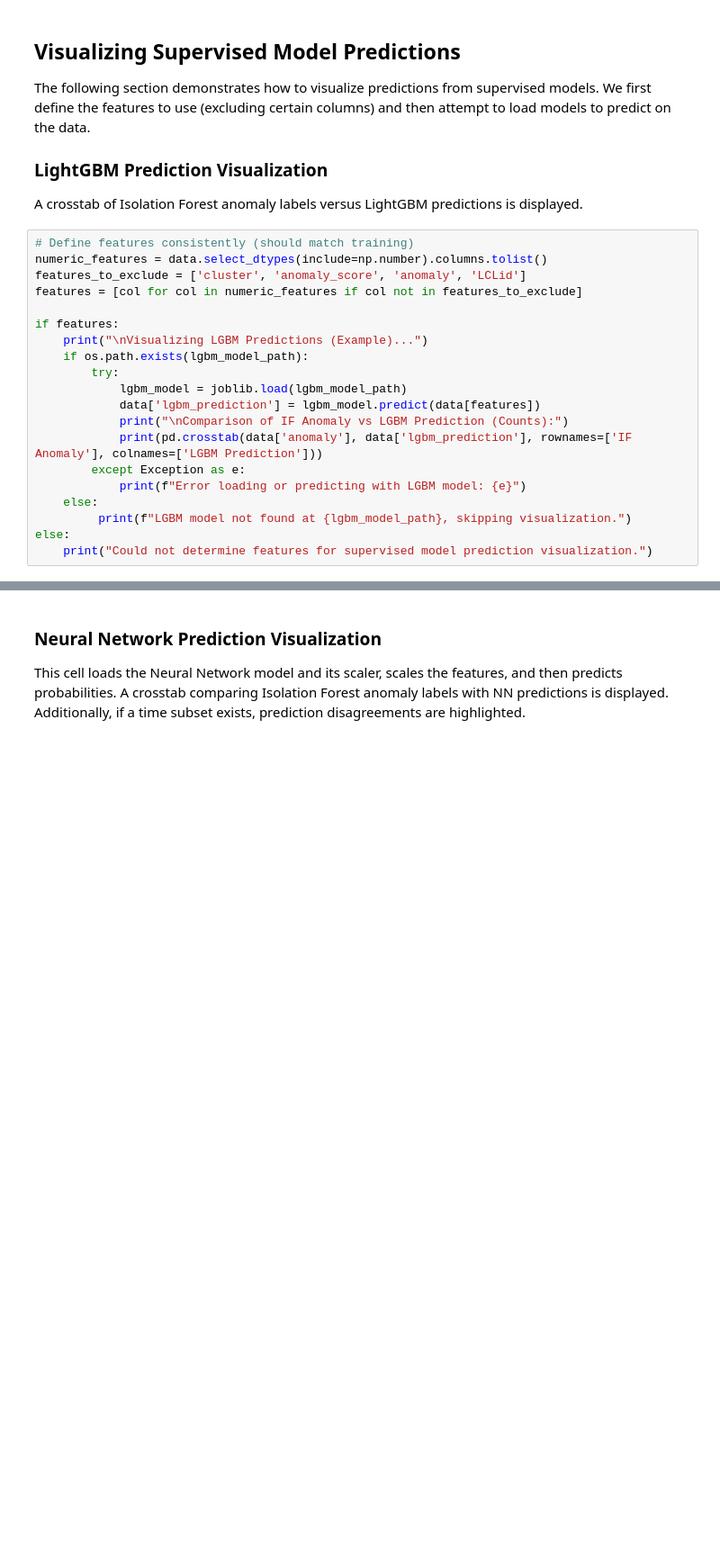
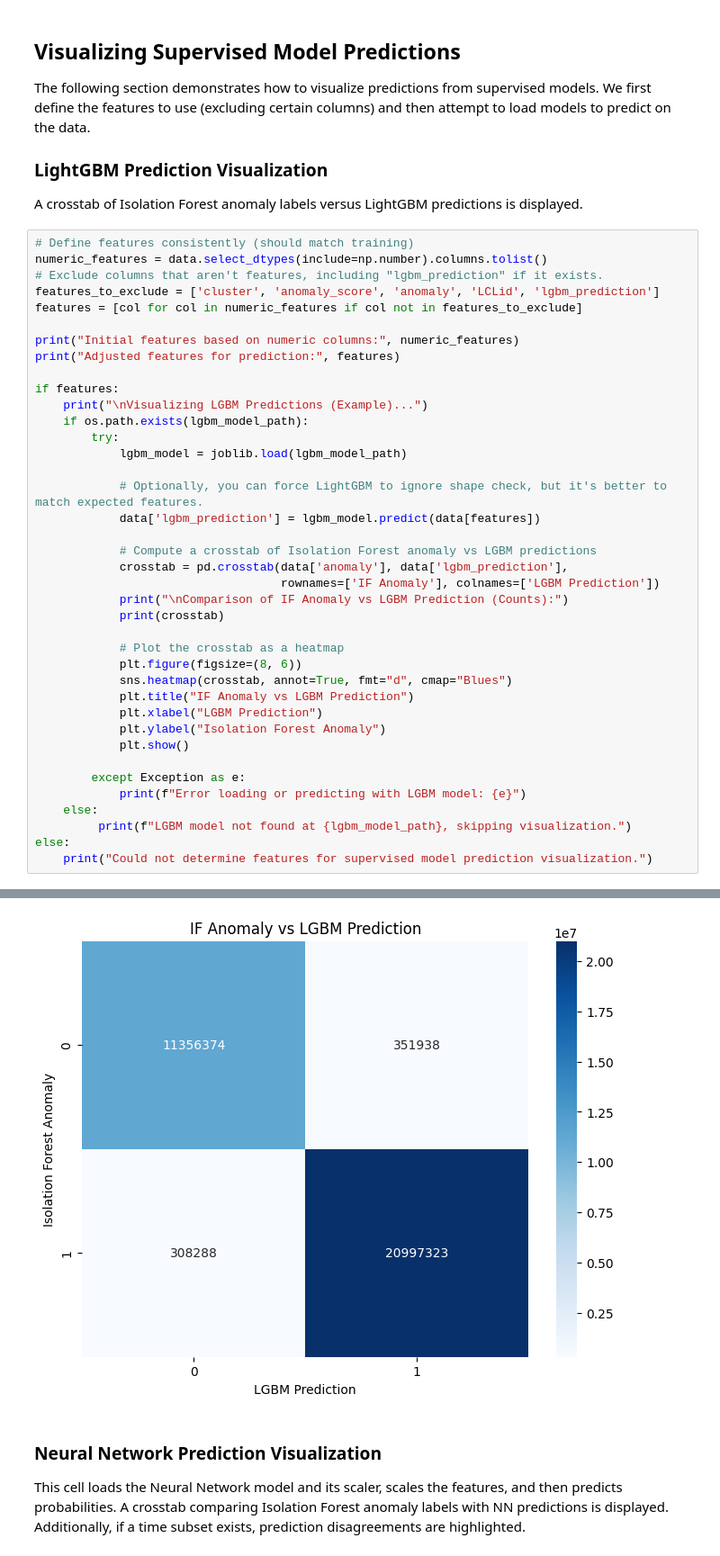
Before and after one commit to singhdivyank/Anomaly-Detection, a Jupyter notebook: notebooks/anomaly_visualization.ipynb, the cells around one changed output, grey strips where cells are left out. Shown at 90% size. Cells and saved outputs as stored; diff of their text form; blank space fills up the shorter version.

Commit message:
Anomaly notebook update

```diff
--- a/notebooks/anomaly_visualization.ipynb
+++ b/notebooks/anomaly_visualization.ipynb
@@ -120,20 +130,40 @@ A crosstab of Isolation Forest anomaly labels versus LightGBM predictions is dis
 # %%
 # Define features consistently (should match training)
 numeric_features = data.select_dtypes(include=np.number).columns.tolist()
-features_to_exclude = ['cluster', 'anomaly_score', 'anomaly', 'LCLid']
+# Exclude columns that aren't features, including "lgbm_prediction" if it exists.
+features_to_exclude = ['cluster', 'anomaly_score', 'anomaly', 'LCLid', 'lgbm_prediction']
 features = [col for col in numeric_features if col not in features_to_exclude]
+
+print("Initial features based on numeric columns:", numeric_features)
+print("Adjusted features for prediction:", features)
 
 if features:
     print("\nVisualizing LGBM Predictions (Example)...")
     if os.path.exists(lgbm_model_path):
         try:
             lgbm_model = joblib.load(lgbm_model_path)
+
+            # Optionally, you can force LightGBM to ignore shape check, but it's better to match expected features.
             data['lgbm_prediction'] = lgbm_model.predict(data[features])
+
+            # Compute a crosstab of Isolation Forest anomaly vs LGBM predictions
+            crosstab = pd.crosstab(data['anomaly'], data['lgbm_prediction'],
+                                   rownames=['IF Anomaly'], colnames=['LGBM Prediction'])
             print("\nComparison of IF Anomaly vs LGBM Prediction (Counts):")
-            print(pd.crosstab(data['anomaly'], data['lgbm_prediction'], rownames=['IF Anomaly'], colnames=['LGBM Prediction']))
+            print(crosstab)
+
+            # Plot the crosstab as a heatmap
+            plt.figure(figsize=(8, 6))
+            sns.heatmap(crosstab, annot=True, fmt="d", cmap="Blues")
+            plt.title("IF Anomaly vs LGBM Prediction")
+            plt.xlabel("LGBM Prediction")
+            plt.ylabel("Isolation Forest Anomaly")
+            plt.show()
+
         except Exception as e:
             print(f"Error loading or predicting with LGBM model: {e}")
     else:
          print(f"LGBM model not found at {lgbm_model_path}, skipping visualization.")
 else:
     print("Could not determine features for supervised model prediction visualization.")
+# %% [output]
@@ -140,3 +180,4 @@ else:
+[figure, added]
 # %% [markdown]
 ### Neural Network Prediction Visualization
 
```
Also changed, not shown: parts of 6 cells of this notebook.
